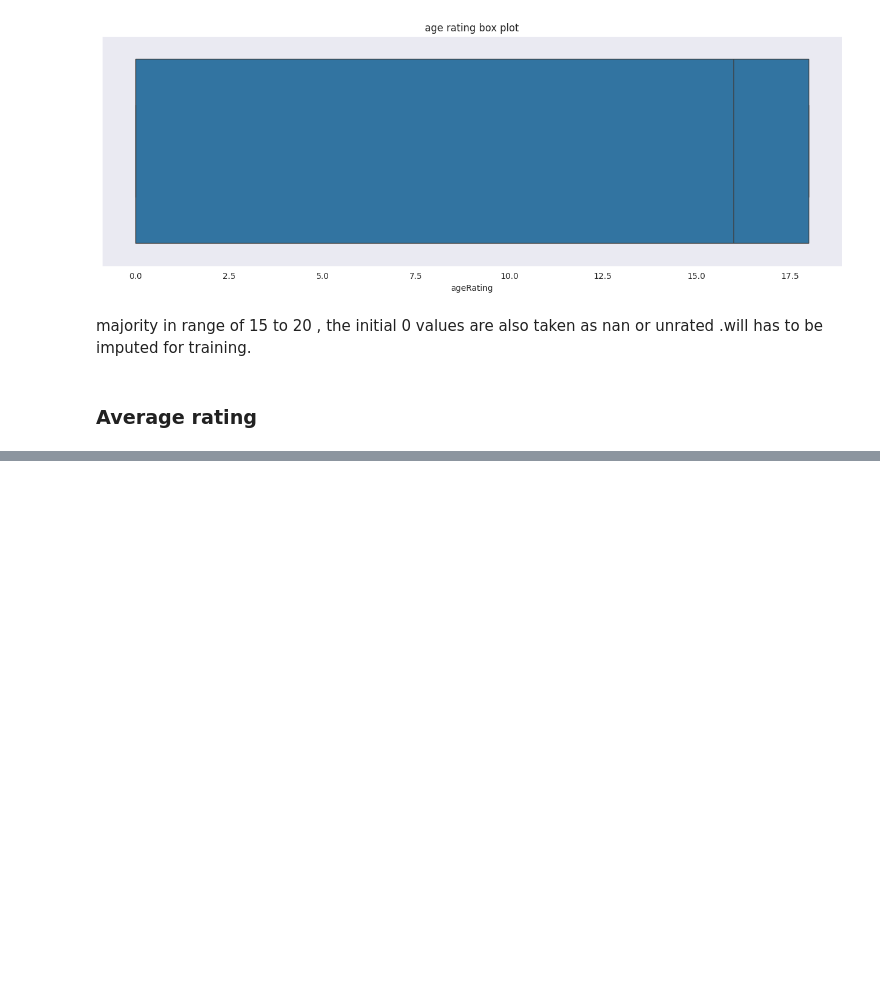
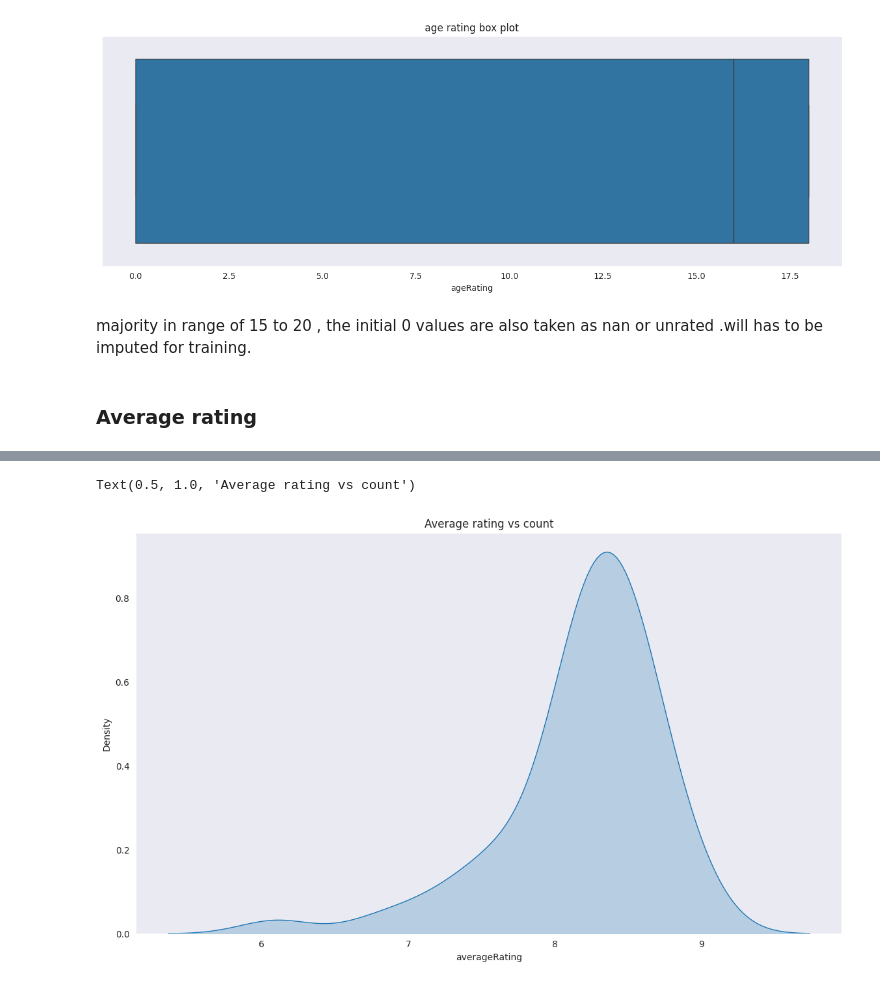
Before and after one commit to Shruthikshetty/media-logger-recommender, a Jupyter notebook: training_notebooks/tv_show_recommedation_model.ipynb, the cells around one changed output, grey strips where cells are left out. Saved outputs shown, nothing was run; the diff lists cells and outputs as text; code cells hidden in the pictures; blank space fills up the shorter version.

```diff
--- a/training_notebooks/tv_show_recommedation_model.ipynb
+++ b/training_notebooks/tv_show_recommedation_model.ipynb
@@ -160,0 +170,9 @@ majority in range of 15 to 20 , the initial 0 values are also taken as nan or un
+# %%
+# lets draw the kde plot
+plt.figure(figsize=(14, 8));
+
+sns.kdeplot(x ="averageRating", data = tv_show_df , fill =True);
+plt.title("Average rating vs count")
+# %% [output]
+Text(0.5, 1.0, 'Average rating vs count')
+[figure, added]
```
Also changed, not shown: parts of 31 cells of this notebook.
